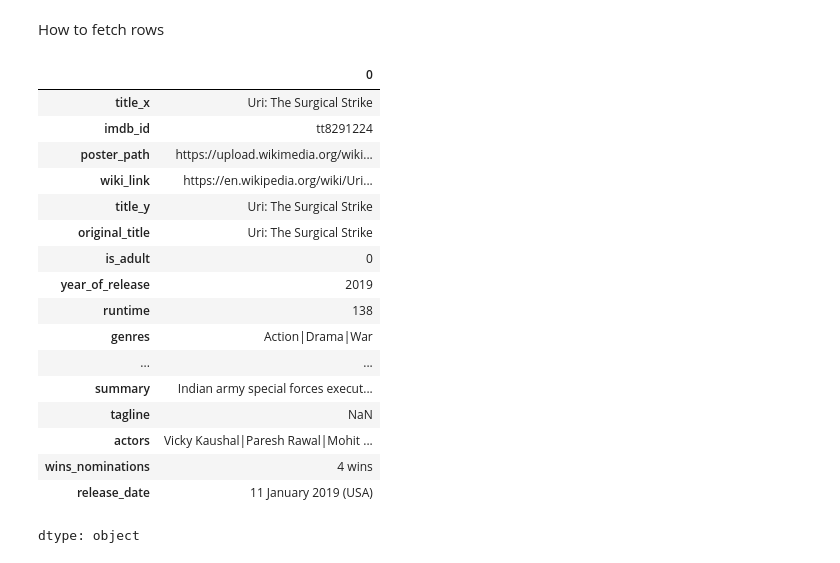
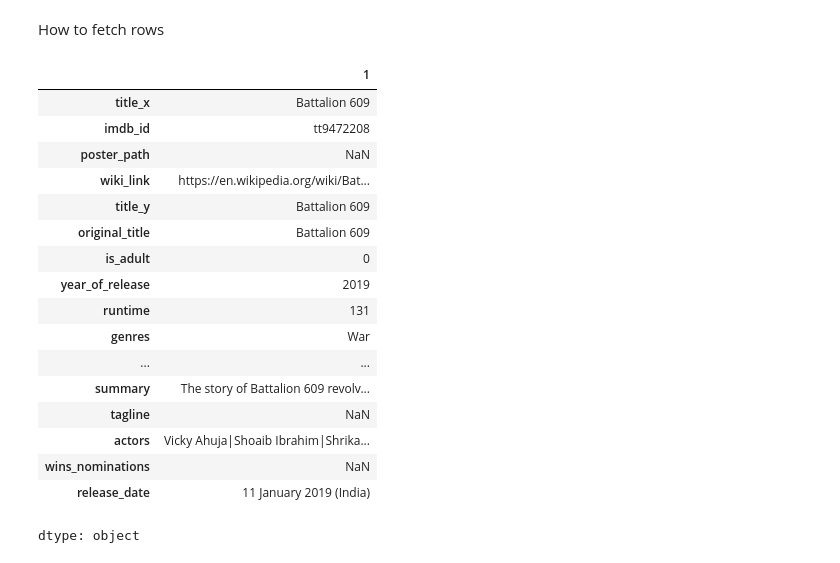
Before and after one commit to Deepanshu-8126/Pandas, a Jupyter notebook: pandas_dataframe.ipynb, the cells around one changed output. Cells and saved outputs as stored; diff of their text form; code cells hidden in the pictures.

```diff
--- a/pandas_dataframe.ipynb
+++ b/pandas_dataframe.ipynb
@@ -486,24 +486,26 @@ How to fetch rows
 # %%
 # selecting from a dataframe
 # iloc - searches using index positions
 # loc - searches using index label
-movies.iloc[0].isnull()
+movies.iloc[0]
+movies.iloc[1]
+# single row fetch using iloc function
 # %% [output]
-|  | 0 |
-| title_x | Uri: The Surgical Strike |
-| imdb_id | tt8291224 |
-| poster_path | https://upload.wikimedia.org/wiki... |
-| wiki_link | https://en.wikipedia.org/wiki/Uri... |
-| title_y | Uri: The Surgical Strike |
-| original_title | Uri: The Surgical Strike |
+|  | 1 |
+| title_x | Battalion 609 |
+| imdb_id | tt9472208 |
+| poster_path | NaN |
+| wiki_link | https://en.wikipedia.org/wiki/Bat... |
+| title_y | Battalion 609 |
+| original_title | Battalion 609 |
 | is_adult | 0 |
 | year_of_release | 2019 |
-| runtime | 138 |
-| genres | Action|Drama|War |
+| runtime | 131 |
+| genres | War |
 | ... | ... |
-| summary | Indian army special forces execut... |
+| summary | The story of Battalion 609 revolv... |
 | tagline | NaN |
-| actors | Vicky Kaushal|Paresh Rawal|Mohit ... |
-| wins_nominations | 4 wins |
-| release_date | 11 January 2019 (USA) |
+| actors | Vicky Ahuja|Shoaib Ibrahim|Shrika... |
+| wins_nominations | NaN |
+| release_date | 11 January 2019 (India) |
 dtype: object
```
Also changed, not shown: parts of 18 cells of this notebook.
